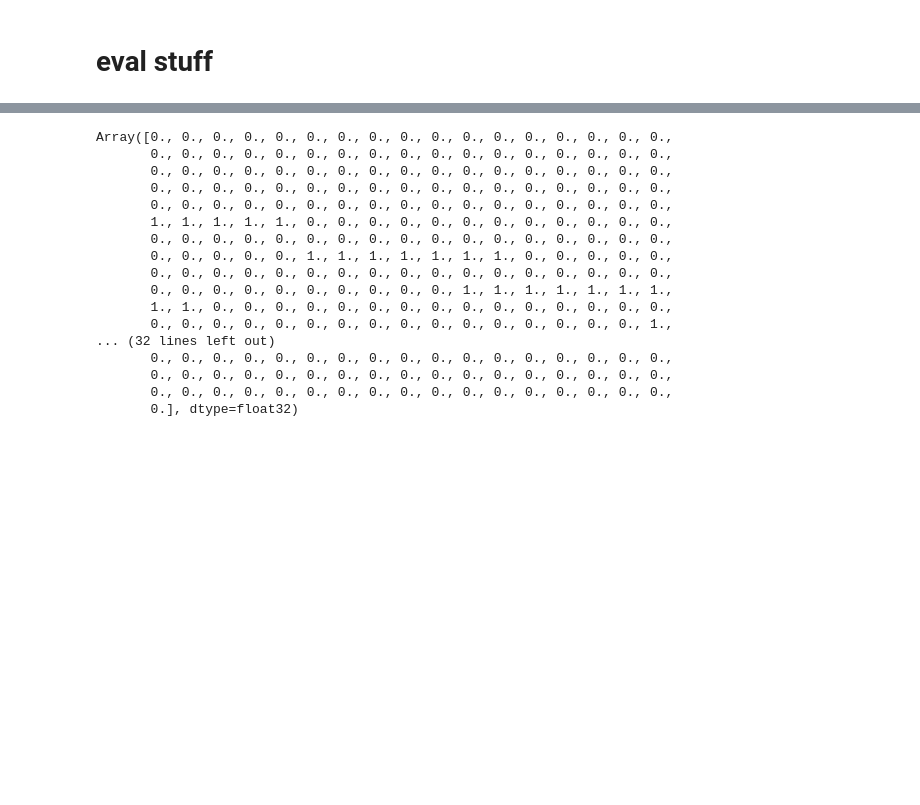
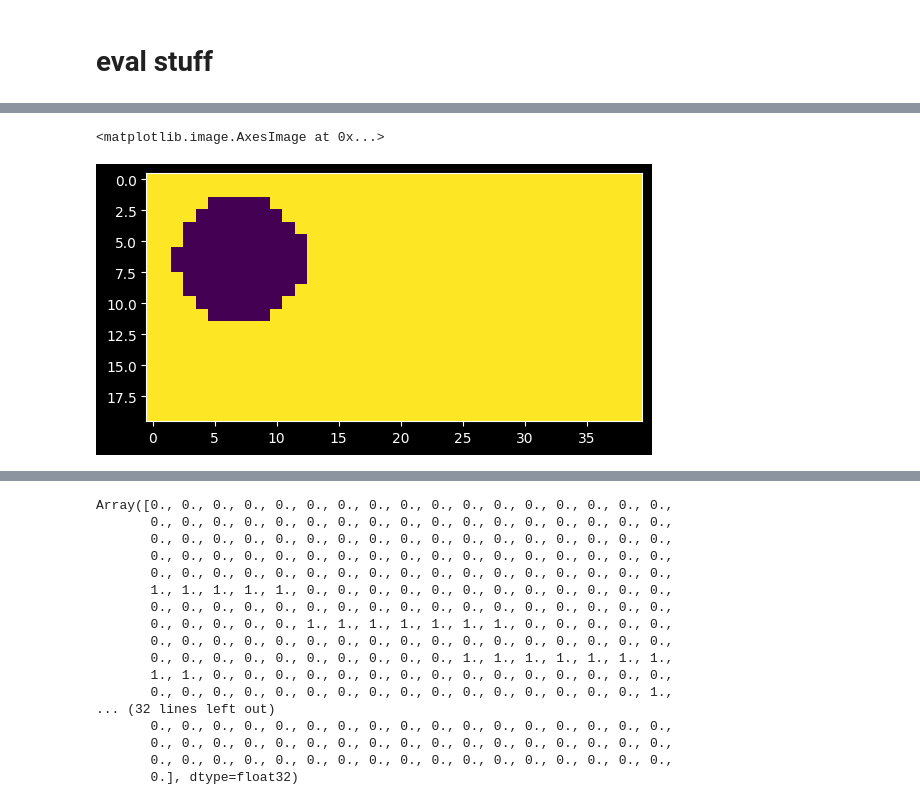
Before and after one commit to Stazi-101/THCsim, a Jupyter notebook: test_nb.ipynb, the cells around one changed output, grey strips where cells are left out. Saved outputs shown, nothing was run; the diff lists cells and outputs as text; code cells hidden in the pictures; blank space fills up the shorter version.

```diff
--- a/test_nb.ipynb
+++ b/test_nb.ipynb
@@ -159,0 +244,5 @@ resuling_matrix2 = jacobi(jnp.zeros(20*40))
+# %%
+plt.imshow(ba.state)
+# %% [output]
+<matplotlib.image.AxesImage at 0x...>
+[figure, added]
```
Also changed, not shown: parts of 15 cells of this notebook.
